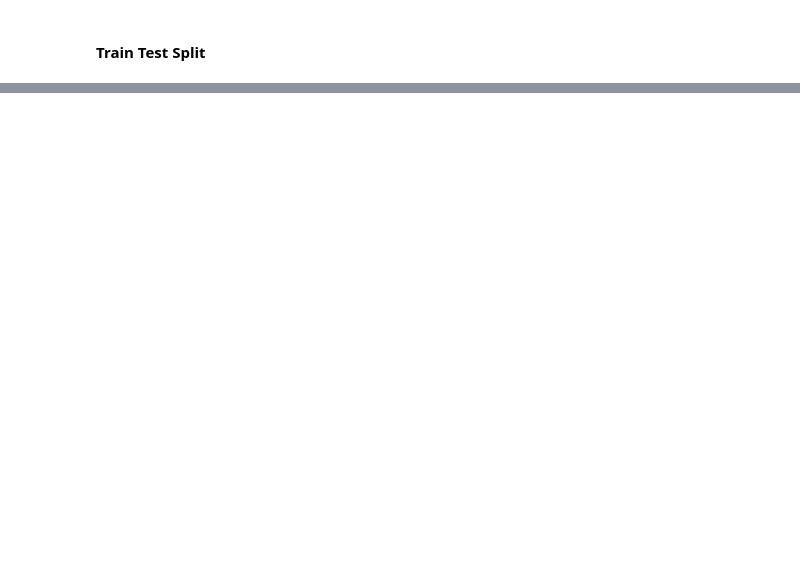
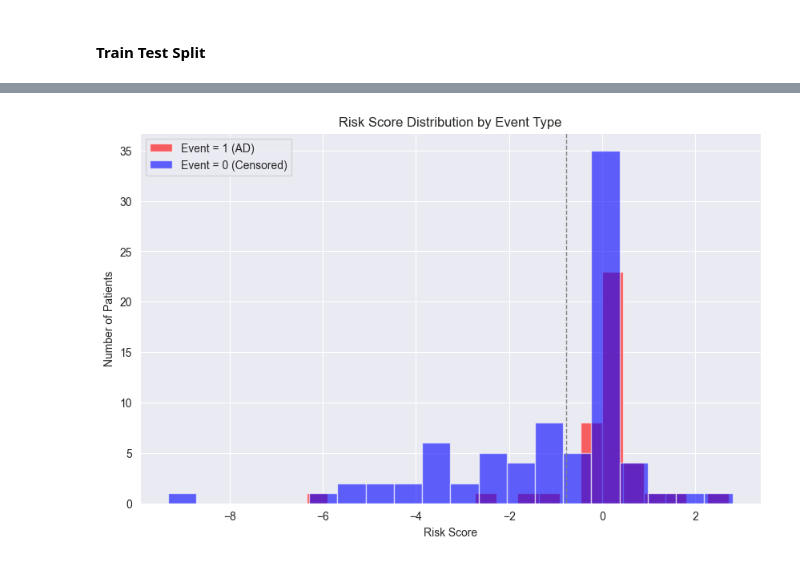
Before and after one commit to yumin04/AD_Multimodal, a Jupyter notebook: TFN_AD/AD_CoxModel_pytorch.ipynb, the cells around one changed output, grey strips where cells are left out. Cells and saved outputs as stored; diff of their text form; code cells hidden in the pictures; blank space fills up the shorter version.

```diff
--- a/TFN_AD/AD_CoxModel_pytorch.ipynb
+++ b/TFN_AD/AD_CoxModel_pytorch.ipynb
@@ -432,0 +629,23 @@ def plot_survival_curve(risk_score, H0_func, max_t=5.0, step=0.1):
+# %%
+import matplotlib.pyplot as plt
+import numpy as np
+
+# ✅ 모델 추론
+model.eval()
+with torch.no_grad():
+    risk_scores = model(X_struct_val, X_image_val).detach().cpu().numpy().reshape(-1)
+    events = event_val.cpu().numpy()
+
+# ✅ 시각화
+plt.figure(figsize=(10, 6))
+plt.hist(risk_scores[events == 1], bins=20, alpha=0.6, color='red', label='Event = 1 (AD)')
+plt.hist(risk_scores[events == 0], bins=20, alpha=0.6, color='blue', label='Event = 0 (Censored)')
+plt.axvline(np.mean(risk_scores), color='gray', linestyle='dashed', linewidth=1)
+plt.title('Risk Score Distribution by Event Type')
+plt.xlabel('Risk Score')
+plt.ylabel('Number of Patients')
+plt.legend()
+plt.grid(True)
+plt.show()
+# %% [output]
+[figure, added]
```
Also changed, not shown: parts of 20 cells of this notebook.
